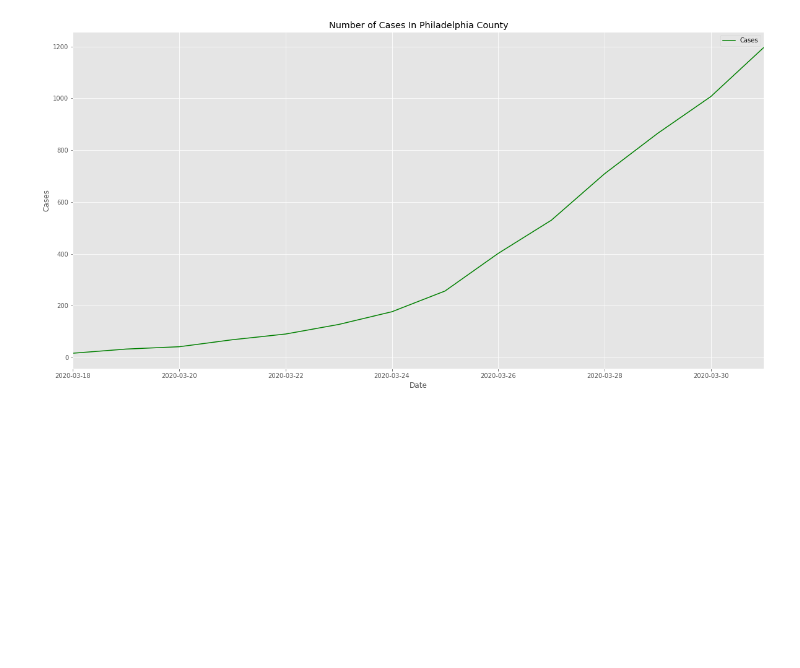
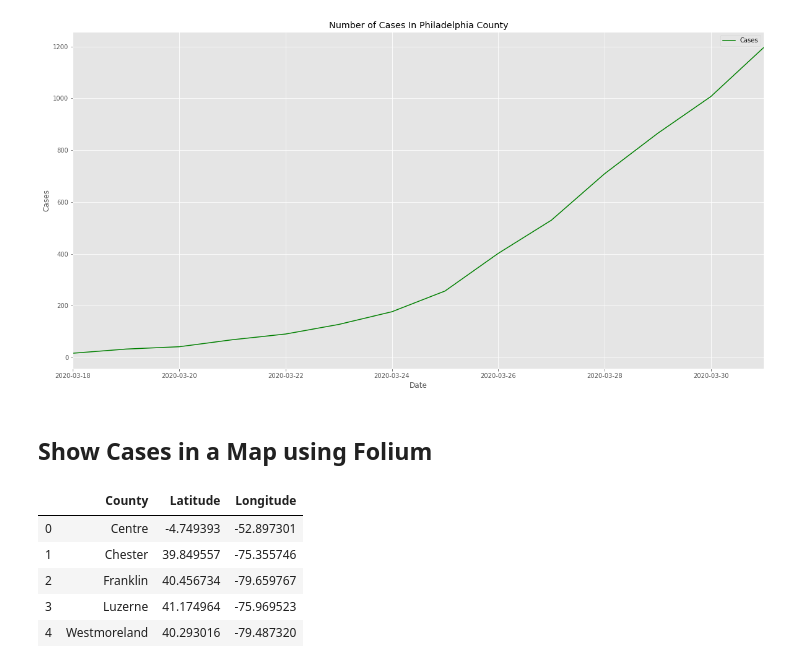
Before and after one commit to bchan01/covid-19-data-analysis, a Jupyter notebook: data-analysis.ipynb, the cells around one changed output. Drawn from its saved outputs; the diff is of its cells as text; code cells hidden in the pictures; blank space fills up the shorter version.

```diff
--- a/data-analysis.ipynb
+++ b/data-analysis.ipynb
@@ -174,3 +174,16 @@ refresh_chart(default_county)
 # %% [output]
 Dropdown(description='County:', index=46, options=('Select One', 'Adams', 'Allegheny', 'Armstrong', 'Beaver', …
 [figure]
+# %% [markdown]
+## Show Cases in a Map using Folium ##
+# %%
+# County Geolocation Dataset
+df_geo = pd.read_csv("pa_county_geolocation.csv")
+df_geo.head(5)
+# %% [output]
+|  | County | Latitude | Longitude |
+| 0 | Centre | -4.749393 | -52.897301 |
+| 1 | Chester | 39.849557 | -75.355746 |
+| 2 | Franklin | 40.456734 | -79.659767 |
+| 3 | Luzerne | 41.174964 | -75.969523 |
+| 4 | Westmoreland | 40.293016 | -79.487320 |
```
Also changed, not shown: parts of 4 cells of this notebook, 2 other files.
